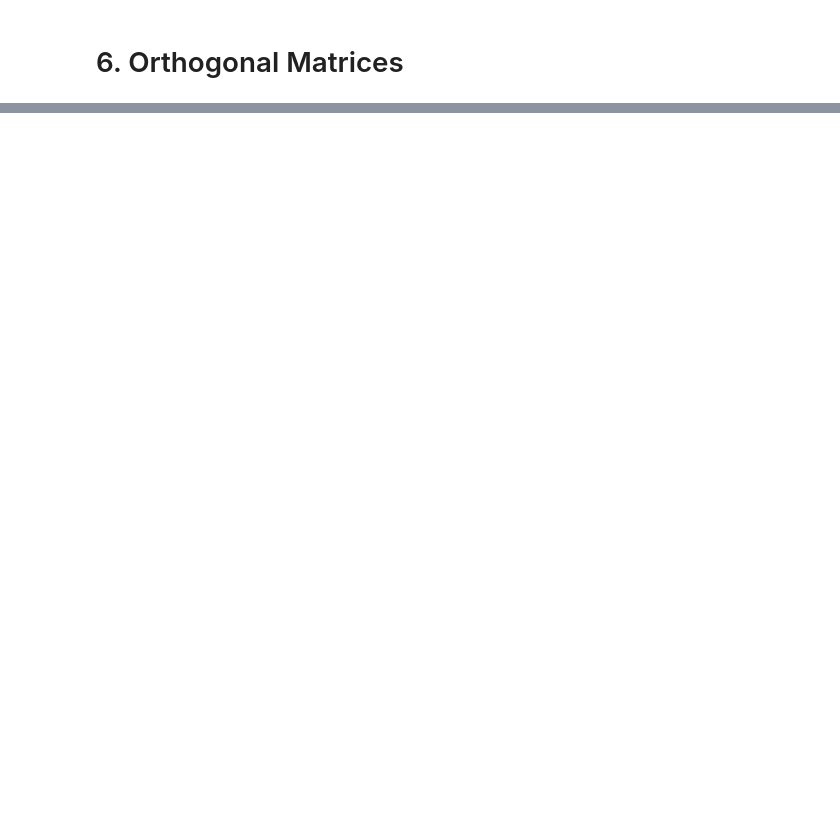
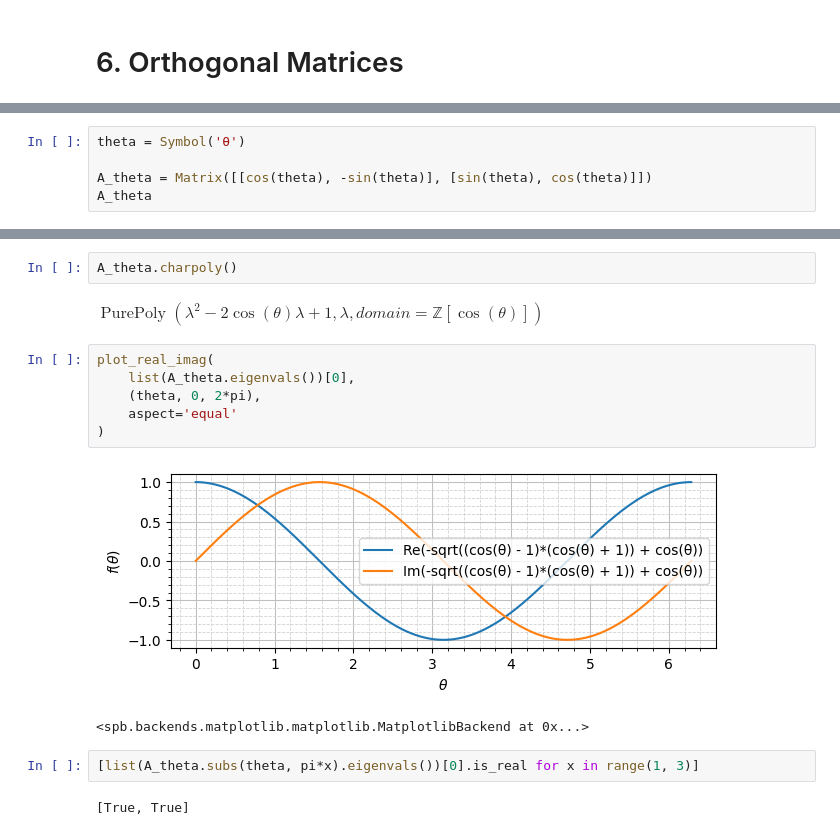
Before and after one commit to James-G-Hill/Sympy-Companion-to-Mathematics-Form-and-Function, a Jupyter notebook: ch07_linear_algebra/06_orthogonal_matrices.ipynb, the cells around one changed output, grey strips where cells are left out. Cells and saved outputs as stored; diff of their text form; blank space fills up the shorter version.

```diff
--- a/ch07_linear_algebra/06_orthogonal_matrices.ipynb
+++ b/ch07_linear_algebra/06_orthogonal_matrices.ipynb
@@ -109,0 +74,5 @@ plt.show()
+# %%
+theta = Symbol('θ')
+
+A_theta = Matrix([[cos(theta), -sin(theta)], [sin(theta), cos(theta)]])
+A_theta
@@ -109,0 +103,17 @@ plt.show()
+# %%
+A_theta.charpoly()
+# %% [output]
+$\displaystyle \operatorname{PurePoly}{\left( \lambda^{2} -  2 \cos{\left(θ \right)} \lambda + 1, \lambda, domain=\mathbb{Z}\left[\cos{\left(θ \right)}\right] \right)}$
+# %%
+plot_real_imag(
+    list(A_theta.eigenvals())[0],
+    (theta, 0, 2*pi),
+    aspect='equal'
+)
+# %% [output]
+[figure, added]
+<spb.backends.matplotlib.matplotlib.MatplotlibBackend at 0x...>
+# %%
+[list(A_theta.subs(theta, pi*x).eigenvals())[0].is_real for x in range(1, 3)]
+# %% [output]
+[True, True]
```
Also changed, not shown: parts of 48 cells of this notebook.
